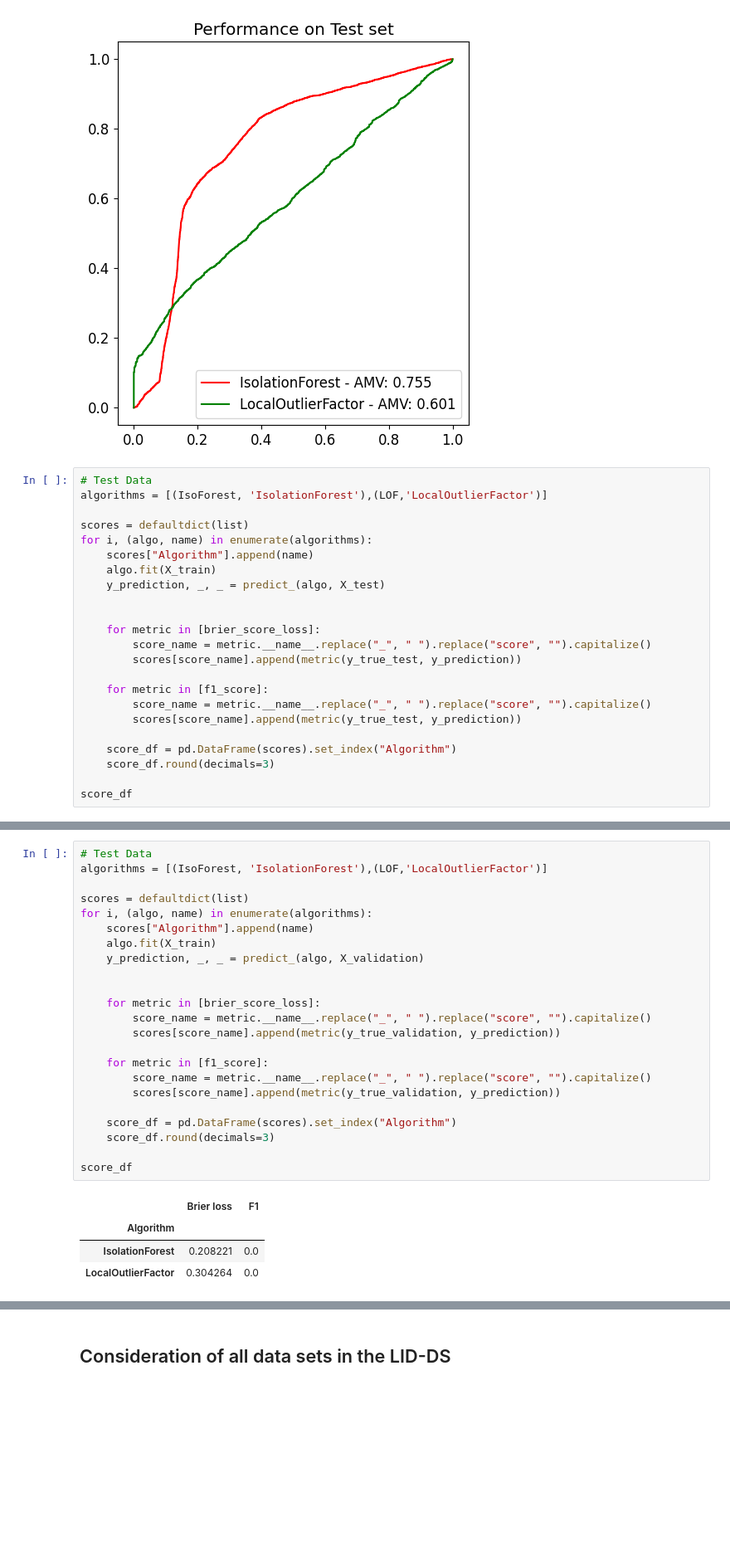
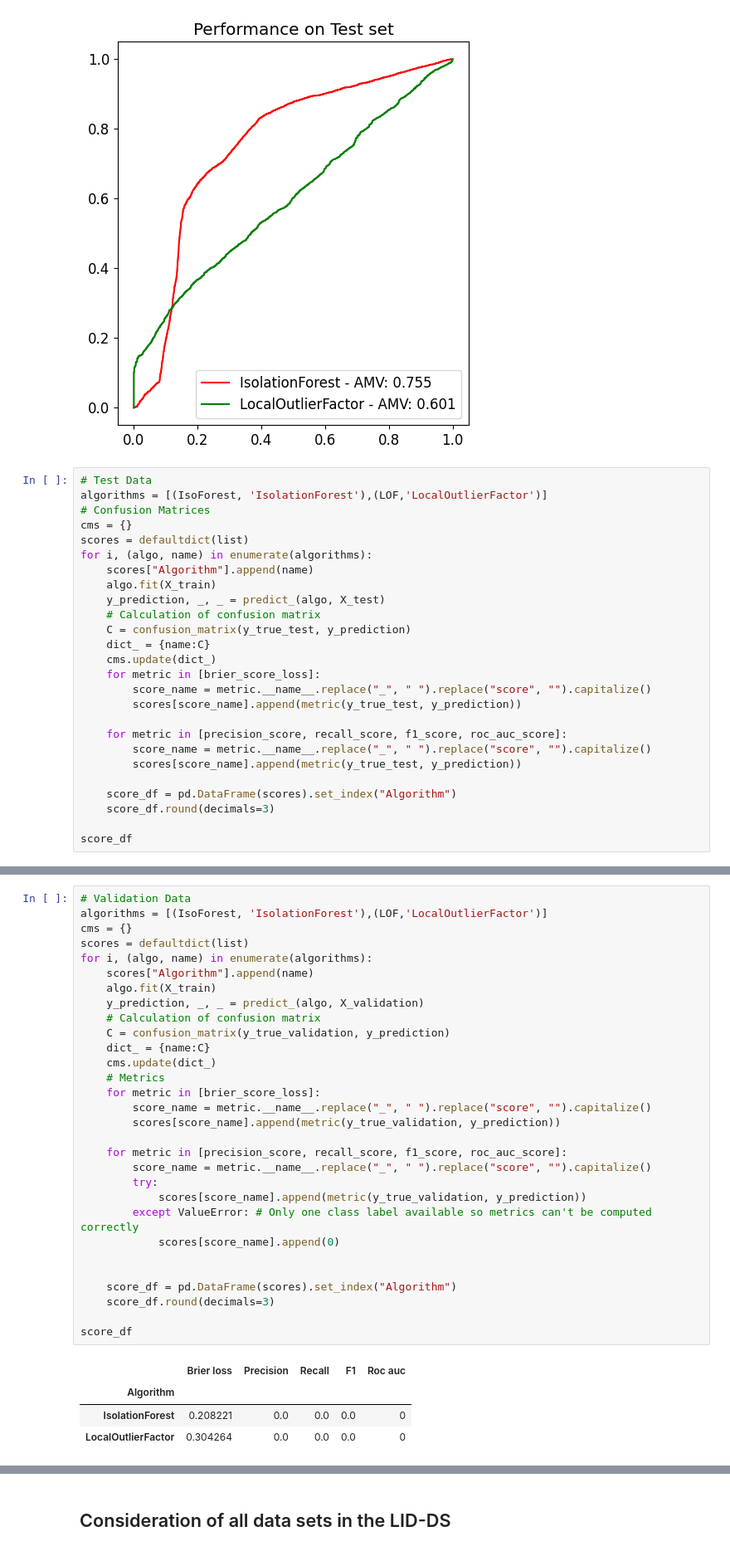
Before and after one commit to Janalytics94/anomaly-detection-software, a Jupyter notebook: src/model/project.ipynb, the cells around one changed output, grey strips where cells are left out. Shown at 83% size. Drawn from its saved outputs; the diff is of its cells as text; blank space fills up the shorter version.

```diff
--- a/src/model/project.ipynb
+++ b/src/model/project.ipynb
@@ -386,19 +384,22 @@ plt.show()
 # %%
 # Test Data
 algorithms = [(IsoForest, 'IsolationForest'),(LOF,'LocalOutlierFactor')]
-
+# Confusion Matrices
+cms = {}
 scores = defaultdict(list)
 for i, (algo, name) in enumerate(algorithms):
     scores["Algorithm"].append(name)
     algo.fit(X_train)
     y_prediction, _, _ = predict_(algo, X_test)
-
-
+    # Calculation of confusion matrix
+    C = confusion_matrix(y_true_test, y_prediction)
+    dict_ = {name:C}
+    cms.update(dict_)
     for metric in [brier_score_loss]:
         score_name = metric.__name__.replace("_", " ").replace("score", "").capitalize()
         scores[score_name].append(metric(y_true_test, y_prediction))
 
-    for metric in [f1_score]:
+    for metric in [precision_score, recall_score, f1_score, roc_auc_score]:
         score_name = metric.__name__.replace("_", " ").replace("score", "").capitalize()
         scores[score_name].append(metric(y_true_test, y_prediction))
 
@@ -414,28 +435,35 @@ score_df
 # %%
-# Test Data
+# Validation Data
 algorithms = [(IsoForest, 'IsolationForest'),(LOF,'LocalOutlierFactor')]
-
+cms = {}
 scores = defaultdict(list)
 for i, (algo, name) in enumerate(algorithms):
     scores["Algorithm"].append(name)
     algo.fit(X_train)
     y_prediction, _, _ = predict_(algo, X_validation)
-
-
+    # Calculation of confusion matrix
+    C = confusion_matrix(y_true_validation, y_prediction)
+    dict_ = {name:C}
+    cms.update(dict_)
+    # Metrics
     for metric in [brier_score_loss]:
         score_name = metric.__name__.replace("_", " ").replace("score", "").capitalize()
         scores[score_name].append(metric(y_true_validation, y_prediction))
 
-    for metric in [f1_score]:
+    for metric in [precision_score, recall_score, f1_score, roc_auc_score]:
         score_name = metric.__name__.replace("_", " ").replace("score", "").capitalize()
-        scores[score_name].append(metric(y_true_validation, y_prediction))
+        try:
+            scores[score_name].append(metric(y_true_validation, y_prediction))
+        except ValueError: # Only one class label available so metrics can't be computed correctly
+            scores[score_name].append(0)
+
 
     score_df = pd.DataFrame(scores).set_index("Algorithm")
     score_df.round(decimals=3)
 
 score_df
 # %% [output]
-|  | Brier loss | F1 |
-| Algorithm |  |  |
-| IsolationForest | 0.208221 | 0.0 |
-| LocalOutlierFactor | 0.304264 | 0.0 |
+|  | Brier loss | Precision | Recall | F1 | Roc auc |
+| Algorithm |  |  |  |  |  |
+| IsolationForest | 0.208221 | 0.0 | 0.0 | 0.0 | 0 |
+| LocalOutlierFactor | 0.304264 | 0.0 | 0.0 | 0.0 | 0 |
```
Also changed, not shown: parts of 10 cells of this notebook, 2 other files.
